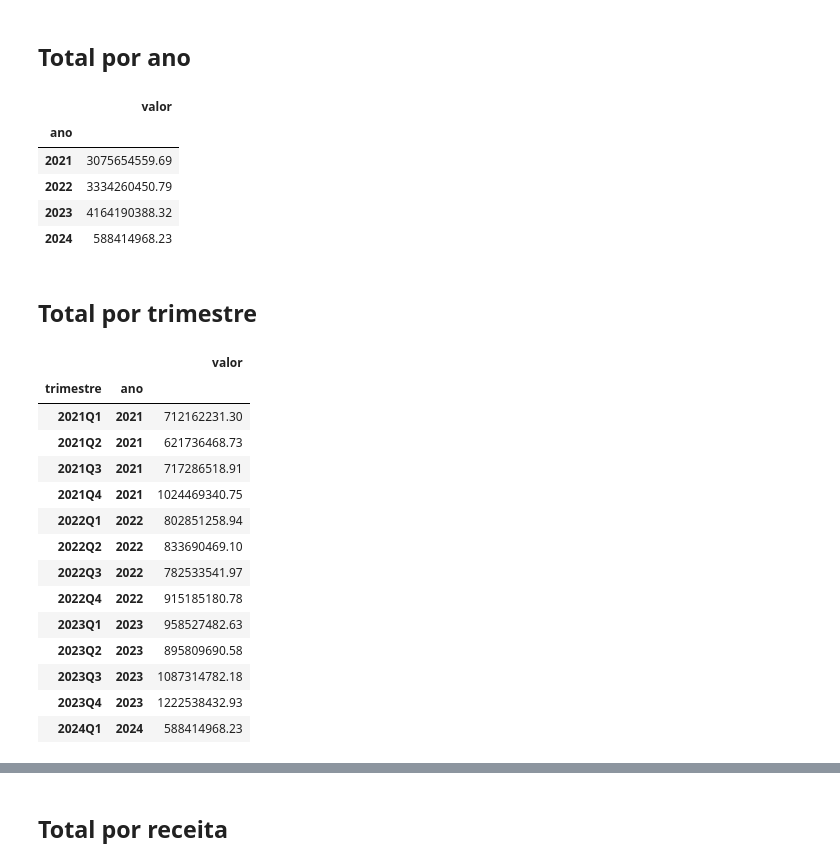
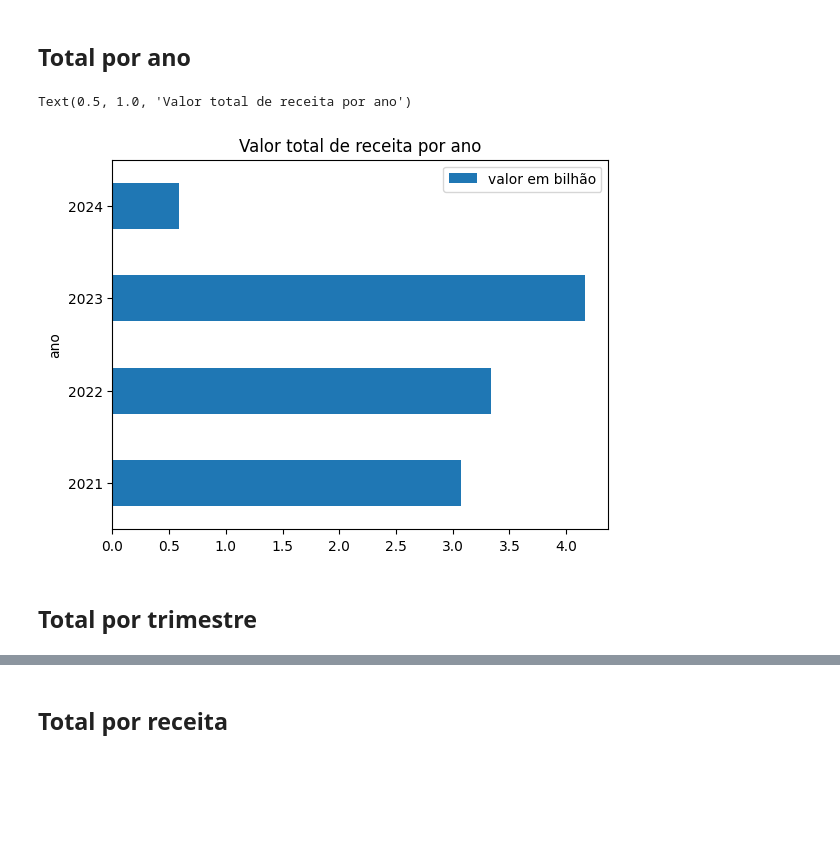
Before and after one commit to AIDA-Uniesp/analise_exploratoria_receitas_joao_pessoa, a Jupyter notebook: exploratoria_receitas.ipynb, the cells around one changed output, grey strips where cells are left out. Drawn from its saved outputs; the diff is of its cells as text; code cells hidden in the pictures; blank space fills up the shorter version.

Commit message:
add classificaçao receitas por valor

```diff
--- a/exploratoria_receitas.ipynb
+++ b/exploratoria_receitas.ipynb
@@ -106,37 +121,17 @@ entidades.head(3)
 | 2 | FUNDO DE GESTAO, DESENVOLVIMENTO ... |
 # %% [markdown]
 ## Total por ano
-# %%
-total_ano = df[["ano", "valor"]].groupby("ano").sum()
-total_ano
-# %% [output]
-|  | valor |
-| ano |  |
-| 2021 | 3075654559.69 |
-| 2022 | 3334260450.79 |
-| 2023 | 4164190388.32 |
-| 2024 | 588414968.23 |
+# %%
+total_ano = df[["ano", "valor"]].groupby("ano").sum()
+total_ano["valor"] = total_ano["valor"].div(1_000_000_000)
+ax = total_ano.plot.barh()
+ax.legend(["valor em bilhão"])
+ax.set_title("Valor total de receita por ano")
+# %% [output]
+Text(0.5, 1.0, 'Valor total de receita por ano')
+[figure, added]
 # %% [markdown]
 ## Total por trimestre
-# %%
-total_trimestre = df[["trimestre","ano","valor"]].groupby(["trimestre", "ano"]).sum()
-total_trimestre
-# %% [output]
-|  |  | valor |
-| trimestre | ano |  |
-| 2021Q1 | 2021 | 712162231.30 |
-| 2021Q2 | 2021 | 621736468.73 |
-| 2021Q3 | 2021 | 717286518.91 |
-| 2021Q4 | 2021 | 1024469340.75 |
-| 2022Q1 | 2022 | 802851258.94 |
-| 2022Q2 | 2022 | 833690469.10 |
-| 2022Q3 | 2022 | 782533541.97 |
-| 2022Q4 | 2022 | 915185180.78 |
-| 2023Q1 | 2023 | 958527482.63 |
-| 2023Q2 | 2023 | 895809690.58 |
-| 2023Q3 | 2023 | 1087314782.18 |
-| 2023Q4 | 2023 | 1222538432.93 |
-| 2024Q1 | 2024 | 588414968.23 |
 # %%
 pd.options.mode.copy_on_write = True
 valor_trimestre = df[["ano","trimestre_id","valor"]]
```
Also changed, not shown: parts of 6 cells of this notebook, 1 other file.
